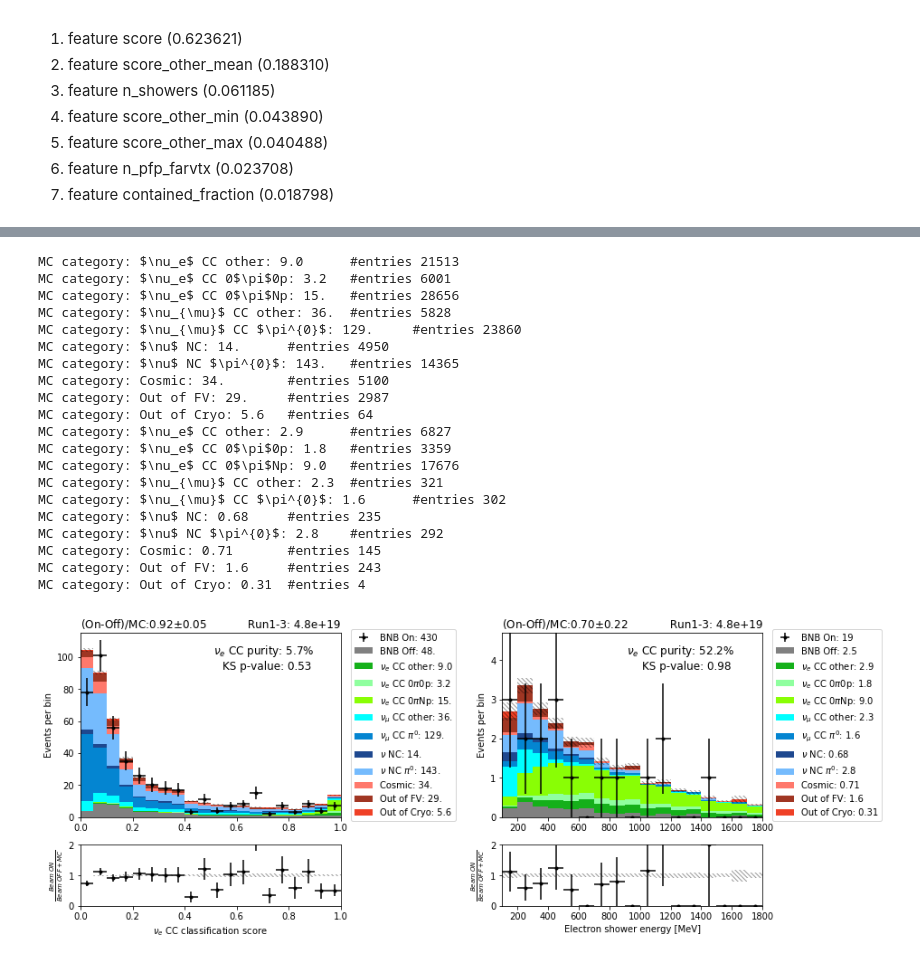
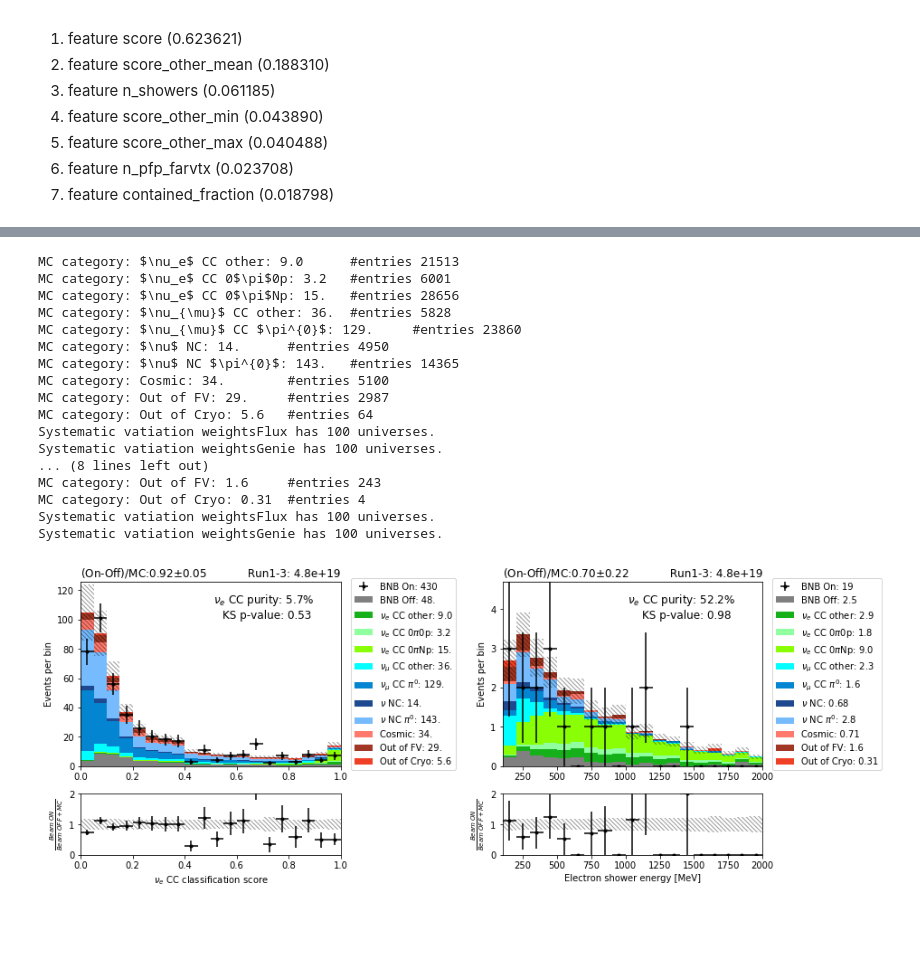
Before and after one commit to Wouter-VDP/nuecc_python, a Jupyter notebook: NuePlots_datamc.ipynb, the cells around one changed output, grey strips where cells are left out. Drawn from its saved outputs; the diff is of its cells as text; code cells hidden in the pictures; blank space fills up the shorter version.

```diff
--- a/NuePlots_datamc.ipynb
+++ b/NuePlots_datamc.ipynb
@@ -32,13 +32,17 @@ samples = list(data.keys())
 # %% [output]
 [interactive output not drawn]
 # %%
-sideband = False
+sideband = True
 if sideband:
     beam_on = "sideband"
-    sideband_query = "(contained_fraction>0.9 & reco_e>1.05 & preselect)"
+    sideband_query = (
+        "(contained_fraction>0.9 & reco_e>1.05 & preselect & n_showers_contained>0)"
+    )
+    del data["on"]
 else:
     beam_on = "on"
     sideband_query = None
+    del data["sideband"]
 # %% [output]
 [interactive output not drawn]
 # %%
@@ -99,6 +103,12 @@ print(list(data["nu"]["daughters"].keys()))
 [interactive output not drawn]
 # %%
 plotter = plot_class.Plotter(
-    data, signal="nue", genie_version="mcc9.1", sideband_query=sideband_query
+    data,
+    signal="nue",
+    genie_version="mcc9.1",
+    sideband_query=sideband_query,
+    load_syst=["weightsFlux", "weightsGenie"],
 )
+del data
+gc.collect()
 # %% [output]
@@ -1238,6 +1292,7 @@ Showing LEE model
 [figure]
 [interactive output not drawn]
 # %%
+%autoreload
 fig, ax = plt.subplots(
     ncols=2,
     nrows=2,
@@ -1258,6 +1313,8 @@ ratio, purity, ks_p, _ = plotter.plot_panel_data_mc(
     title_str=title_str.split("NE")[-1],
     kind="cat",
     show_lee=False,
+    show_syst=True,
+    y_max_scaler=1.2,
 )
 ax[0][0].text(
     ax[0][0].get_xlim()[1] * 0.9,
@@ -1273,50 +1330,48 @@ ratio, purity, ks_p, _ = plotter.plot_panel_data_mc(
     ax.T[1],
     "shr_energy_y_v",
     "Electron shower energy [MeV]",
-    N_bins=17,
+    N_bins=19,
     x_min=100,
-    x_max=1800,
+    x_max=2000,
     query="(select & e_candidate)",
     legend=True,
     title_str=title_str.split("NE")[-1],
     y_max_scaler=1.4,
     kind="cat",
     show_lee=False,
+    show_syst=True,
 )
 ax[0][1].text(
     ax[0][1].get_xlim()[1] * 0.9,
     ax[0][1].get_ylim()[1] * 0.8,
     r"$\nu_e$"
     + " CC purity: {0:<3.1f}%\nKS p-value: {1:<5.2f}".format(purity * 100, ks_p),
     horizontalalignment="right",
     fontsize=12,
 )
 
 _ = [x.set_ylim(0.0, 2) for x in ax[1]]
 
 fig.savefig(output_dir + "final.pdf", bbox_inches="tight")
 # %% [output]
 MC category: $\nu_e$ CC other: 9.0      #entries 21513
 MC category: $\nu_e$ CC 0$\pi$0p: 3.2   #entries 6001
 MC category: $\nu_e$ CC 0$\pi$Np: 15.   #entries 28656
 MC category: $\nu_{\mu}$ CC other: 36.  #entries 5828
 MC category: $\nu_{\mu}$ CC $\pi^{0}$: 129.     #entries 23860
 MC category: $\nu$ NC: 14.      #entries 4950
 MC category: $\nu$ NC $\pi^{0}$: 143.   #entries 14365
 MC category: Cosmic: 34.        #entries 5100
 MC category: Out of FV: 29.     #entries 2987
 MC category: Out of Cryo: 5.6   #entries 64
-MC category: $\nu_e$ CC other: 2.9      #entries 6827
-MC category: $\nu_e$ CC 0$\pi$0p: 1.8   #entries 3359
-MC category: $\nu_e$ CC 0$\pi$Np: 9.0   #entries 17676
-MC category: $\nu_{\mu}$ CC other: 2.3  #entries 321
-MC category: $\nu_{\mu}$ CC $\pi^{0}$: 1.6      #entries 302
-MC category: $\nu$ NC: 0.68     #entries 235
-MC category: $\nu$ NC $\pi^{0}$: 2.8    #entries 292
-MC category: Cosmic: 0.71       #entries 145
+Systematic vatiation weightsFlux has 100 universes.
+Systematic vatiation weightsGenie has 100 universes.
+... (8 lines left out)
 MC category: Out of FV: 1.6     #entries 243
 MC category: Out of Cryo: 0.31  #entries 4
+Systematic vatiation weightsFlux has 100 universes.
+Systematic vatiation weightsGenie has 100 universes.
-[figure, old version]
+[figure, new version]
 [interactive output not drawn]
 # %%
 after_e = [
```
Also changed, not shown: parts of 10 cells of this notebook, 39 other files.
